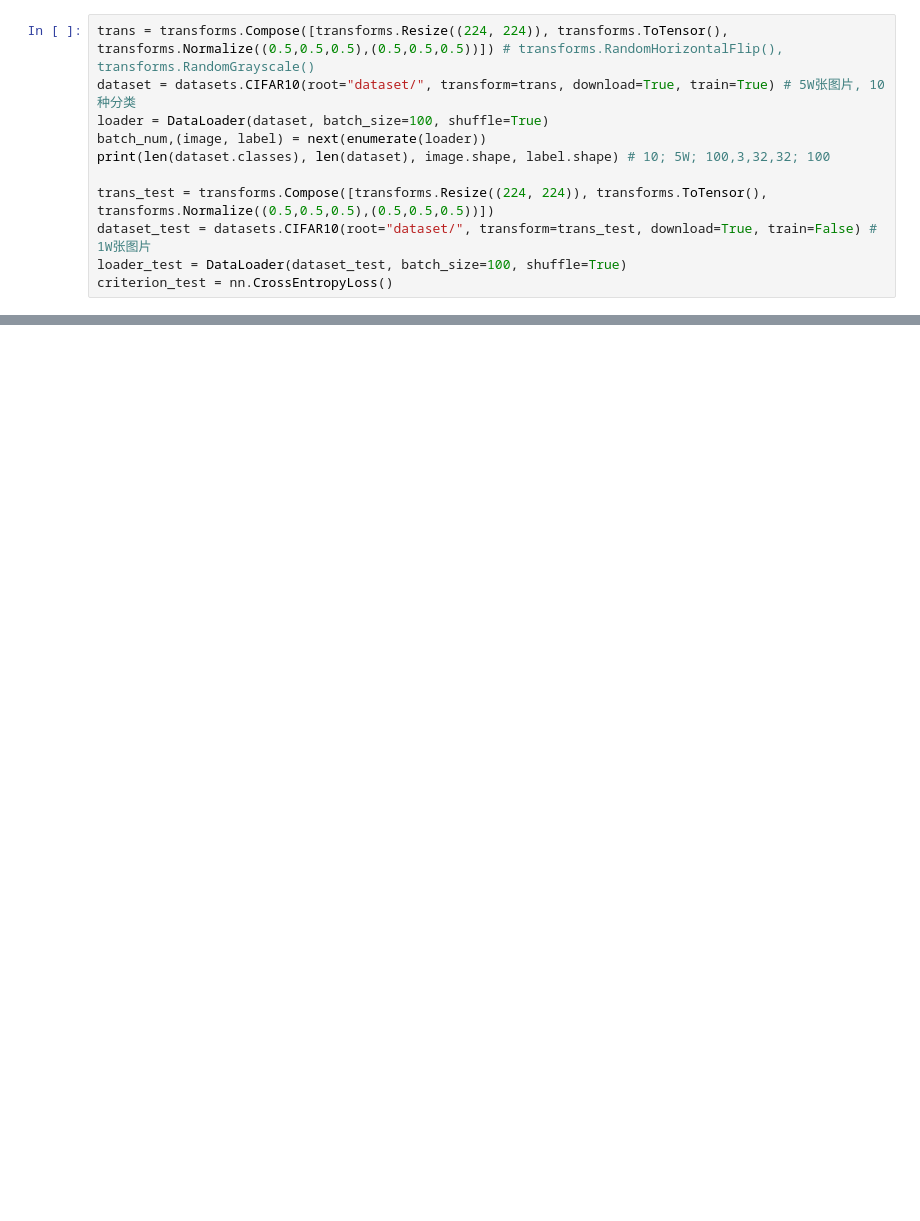
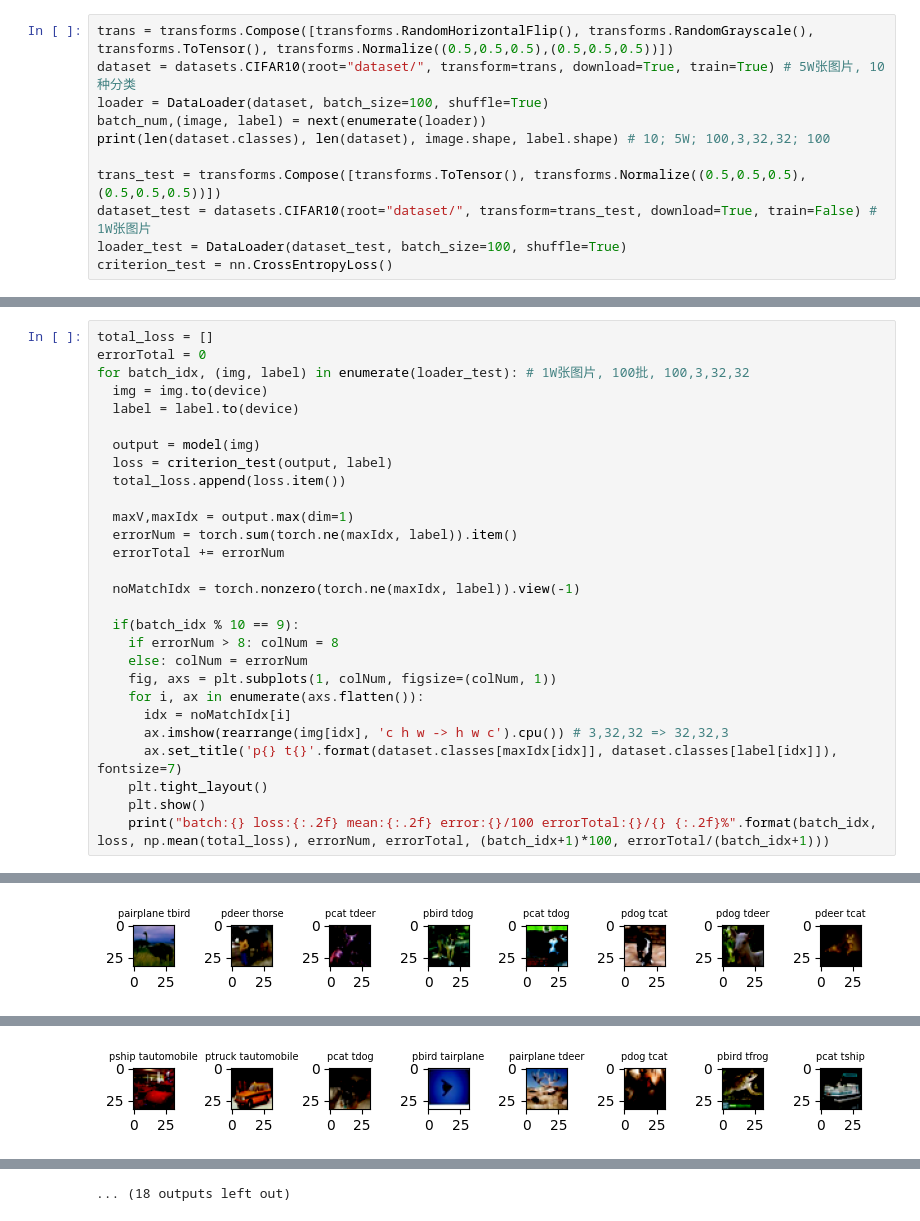
Before and after one commit to cnhzgb/MachineL, a Jupyter notebook: VGG16_32*32_CIFAR10.ipynb, the cells around one changed output, grey strips where cells are left out. Saved outputs shown, nothing was run; the diff lists cells and outputs as text; blank space fills up the shorter version.

```diff
--- a/VGG16_32*32_CIFAR10.ipynb
+++ b/VGG16_32*32_CIFAR10.ipynb
@@ -39,11 +21,11 @@ Successfully installed einops-0.6.1
 # %%
-trans = transforms.Compose([transforms.Resize((224, 224)), transforms.ToTensor(), transforms.Normalize((0.5,0.5,0.5),(0.5,0.5,0.5))]) # transforms.RandomHorizontalFlip(), transforms.RandomGrayscale()
+trans = transforms.Compose([transforms.RandomHorizontalFlip(), transforms.RandomGrayscale(), transforms.ToTensor(), transforms.Normalize((0.5,0.5,0.5),(0.5,0.5,0.5))])
 dataset = datasets.CIFAR10(root="dataset/", transform=trans, download=True, train=True) # 5W张图片, 10种分类
 loader = DataLoader(dataset, batch_size=100, shuffle=True)
 batch_num,(image, label) = next(enumerate(loader))
 print(len(dataset.classes), len(dataset), image.shape, label.shape) # 10; 5W; 100,3,32,32; 100
 
-trans_test = transforms.Compose([transforms.Resize((224, 224)), transforms.ToTensor(), transforms.Normalize((0.5,0.5,0.5),(0.5,0.5,0.5))])
+trans_test = transforms.Compose([transforms.ToTensor(), transforms.Normalize((0.5,0.5,0.5),(0.5,0.5,0.5))])
 dataset_test = datasets.CIFAR10(root="dataset/", transform=trans_test, download=True, train=False) # 1W张图片
 loader_test = DataLoader(dataset_test, batch_size=100, shuffle=True)
 criterion_test = nn.CrossEntropyLoss()
@@ -193,0 +181,29 @@ KeyboardInterrupt: ignored
+# %%
+total_loss = []
+errorTotal = 0
+for batch_idx, (img, label) in enumerate(loader_test): # 1W张图片, 100批, 100,3,32,32
+  img = img.to(device)
+  label = label.to(device)
+
+  output = model(img)
+  loss = criterion_test(output, label)
+  total_loss.append(loss.item())
+
+  maxV,maxIdx = output.max(dim=1)
+  errorNum = torch.sum(torch.ne(maxIdx, label)).item()
+  errorTotal += errorNum
+
+  noMatchIdx = torch.nonzero(torch.ne(maxIdx, label)).view(-1)
+
+  if(batch_idx % 10 == 9):
+    if errorNum > 8: colNum = 8
+    else: colNum = errorNum
+    fig, axs = plt.subplots(1, colNum, figsize=(colNum, 1))
+    for i, ax in enumerate(axs.flatten()):
+      idx = noMatchIdx[i]
+      ax.imshow(rearrange(img[idx], 'c h w -> h w c').cpu()) # 3,32,32 => 32,32,3
+      ax.set_title('p{} t{}'.format(dataset.classes[maxIdx[idx]], dataset.classes[label[idx]]), fontsize=7)
+    plt.tight_layout()
+    plt.show()
+    print("batch:{} loss:{:.2f} mean:{:.2f} error:{}/100 errorTotal:{}/{} {:.2f}%".format(batch_idx, loss, np.mean(total_loss), errorNum, errorTotal, (batch_idx+1)*100, errorTotal/(batch_idx+1)))
+# %% [output]
@@ -193,0 +218 @@ KeyboardInterrupt: ignored
+[figure, added]
@@ -193,0 +228 @@ KeyboardInterrupt: ignored
+[figure, added]
@@ -193,0 +250 @@ KeyboardInterrupt: ignored
+... (18 outputs left out)
```
Also changed, not shown: parts of 6 cells of this notebook.
